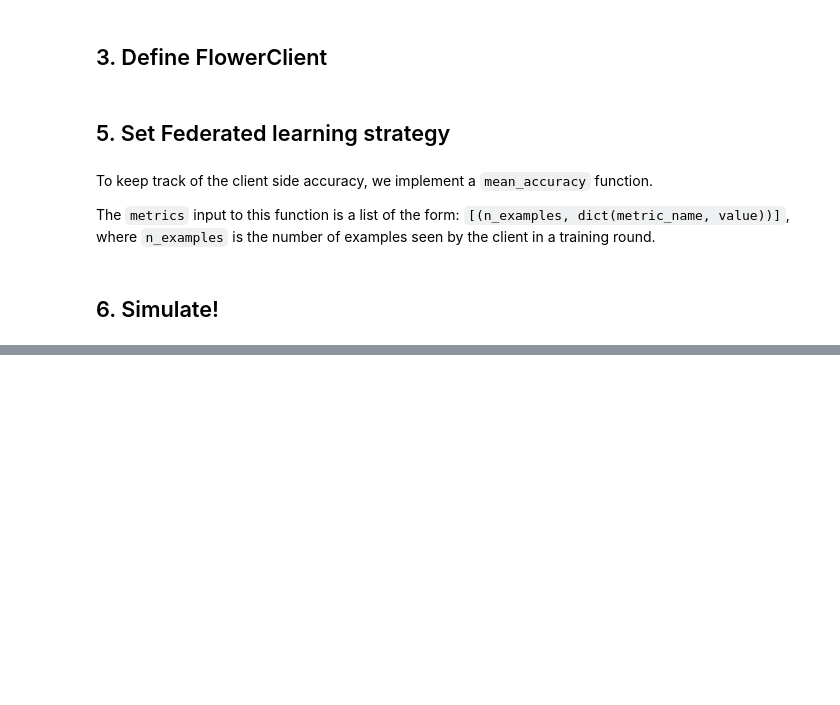
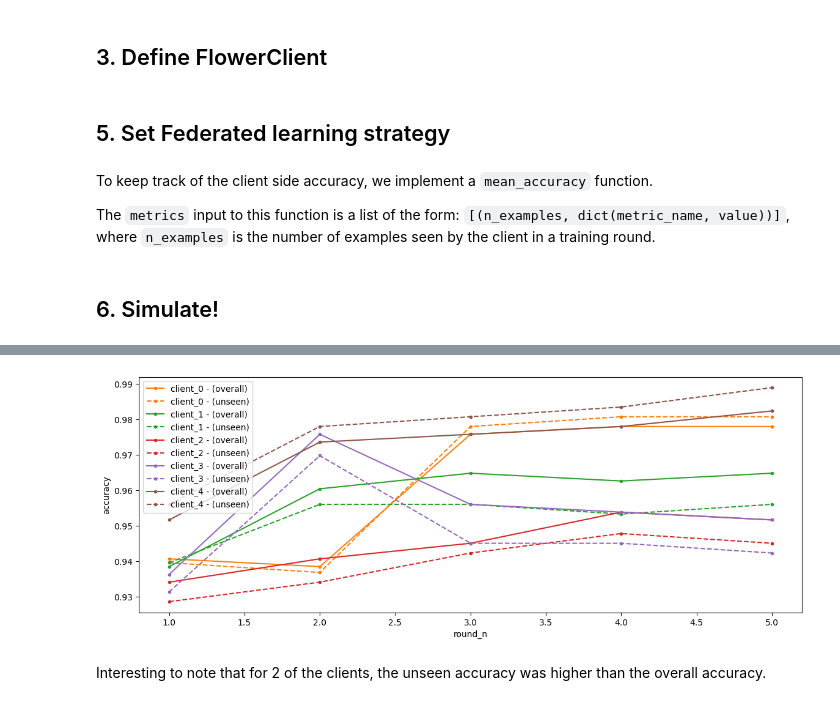
Before and after one commit to amaralcs/federated_learning, a Jupyter notebook: src/classification.ipynb, the cells around one changed output, grey strips where cells are left out. Saved outputs shown, nothing was run; the diff lists cells and outputs as text; code cells hidden in the pictures; blank space fills up the shorter version.

```diff
--- a/src/classification.ipynb
+++ b/src/classification.ipynb
@@ -267,0 +307,40 @@ plt.show()
+# %%
+import os
+import re
+
+models_fpath = "../models/"
+client_fpaths = [os.path.join(models_fpath, "client", fname) for fname in  os.listdir(os.path.join(models_fpath, "client"))]
+
+client_models = {}
+for fpath in client_fpaths:
+    client_id, round_n = re.findall("\d", fpath)
+    if f"client_{client_id}" not in client_models:
+        client_models[f"client_{client_id}"] = {}
+
+    with open(fpath, "rb") as f:
+        client_models[f"client_{client_id}"][f"round_{round_n}"] = pickle.load(f)
+# %%
+import matplotlib as mpl
+
+fig, ax = plt.subplots(figsize=(14, 5), sharex=True, sharey=True)
+cmap = mpl.colormaps.get_cmap("tab10")
+
+
+for client_id, round_models in client_models.items():
+
+    unseen_X_train = np.concatenate([X for idx, (X, y) in enumerate(train_sets) if idx != int(client_id[-1])])
+    unseen_y_train = np.concatenate([y for idx, (X, y) in enumerate(train_sets) if idx != int(client_id[-1])])
+    all_acc = [model.score(X_train, y_train) for model in round_models.values()]
+    unseen_acc = [model.score(unseen_X_train, unseen_y_train) for model in round_models.values()]
+    c = cmap(int(client_id[-1])+1)
+    ax.plot(range(1, n_rounds+1), all_acc, ".-", label=f"{client_id} - (overall)", c=c)
+    ax.plot(range(1, n_rounds+1), unseen_acc, ".--", label=f"{client_id} - (unseen)", c=c)
+
+ax.set_xlabel("round_n")
+ax.set_ylabel("accuracy")
+plt.legend()
+plt.show()
+# %% [output]
+[figure, added]
+# %% [markdown]
+Interesting to note that for 2 of the clients, the unseen accuracy was higher than the overall accuracy.
```
Also changed, not shown: parts of 8 cells of this notebook.
